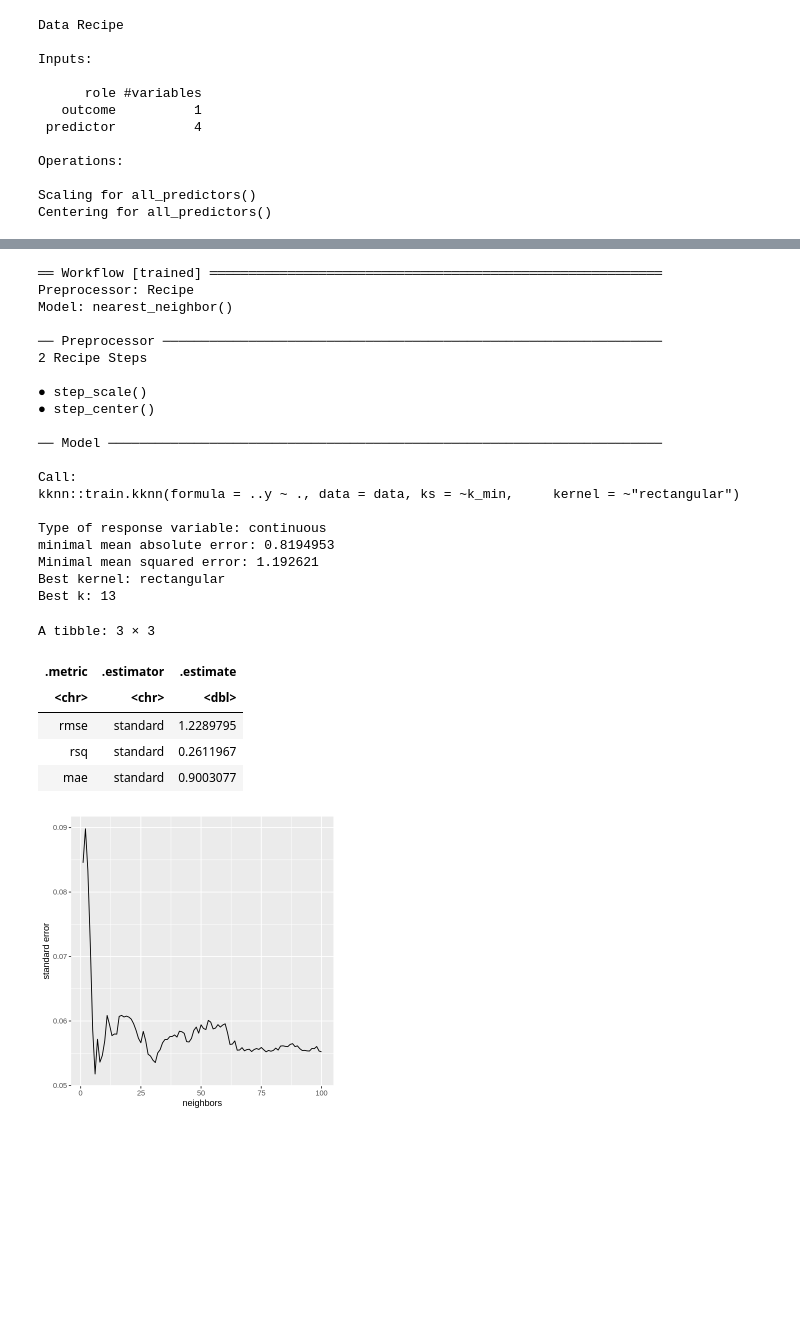
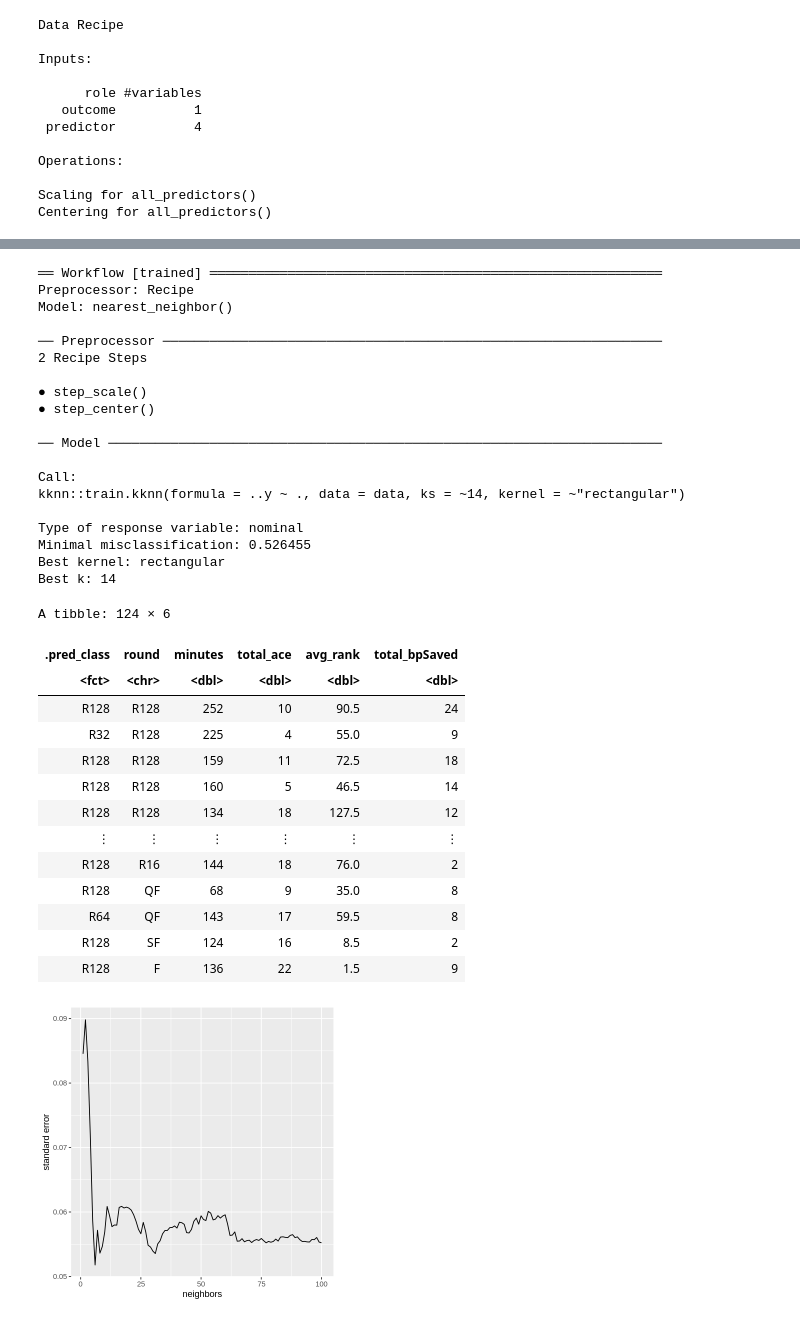
Before and after one commit to brianapavey/Group-Project, a Jupyter notebook: tennis_data_project.ipynb, the cells around one changed output, grey strips where cells are left out. Saved outputs shown, nothing was run; the diff lists cells and outputs as text; code cells hidden in the pictures; blank space fills up the shorter version.

```diff
--- a/tennis_data_project.ipynb
+++ b/tennis_data_project.ipynb
@@ -267,22 +239,13 @@ A tibble: 1 × 7
 # %%
-k_min <- tennis_min %>%
-         pull(neighbors)
+tennis_spec2 <- nearest_neighbor(weight_func = "rectangular", neighbors = 14) %>%
+set_engine("kknn") %>%
+set_mode("classification")
 
-tennis_best_spec <- nearest_neighbor(weight_func = "rectangular", neighbors = k_min) %>%
-         set_engine("kknn") %>%
-         set_mode("regression")
-
-tennis_best_fit <- workflow() %>%
-         add_recipe(tennis_recipe) %>%
-         add_model(tennis_best_spec) %>%
-         fit(data = tennis_comb)
-tennis_best_fit
-
-tennis_summary <- tennis_best_fit %>%
-          predict(tennis_test_comb) %>%
-          bind_cols(tennis_test_comb) %>%
-          metrics(truth = round_n, estimate = .pred)
-tennis_summary
+tennis_fit <- workflow() %>%
+add_recipe(tennis_recipe) %>%
+add_model(tennis_spec2) %>%
+fit(data = tennis_comb)
+tennis_next_fit
 # %% [output]
 ══ Workflow [trained] ══════════════════════════════════════════════════════════
 Preprocessor: Recipe
@@ -297,19 +260,31 @@ Model: nearest_neighbor()
 ── Model ───────────────────────────────────────────────────────────────────────
 
 Call:
-kknn::train.kknn(formula = ..y ~ ., data = data, ks = ~k_min,     kernel = ~"rectangular")
+kknn::train.kknn(formula = ..y ~ ., data = data, ks = ~14, kernel = ~"rectangular")
 
-Type of response variable: continuous
-minimal mean absolute error: 0.8194953
-Minimal mean squared error: 1.192621
+Type of response variable: nominal
+Minimal misclassification: 0.526455
 Best kernel: rectangular
-Best k: 13
+Best k: 14
-A tibble: 3 × 3
-| .metric | .estimator | .estimate |
-| <chr> | <chr> | <dbl> |
-| rmse | standard | 1.2289795 |
-| rsq | standard | 0.2611967 |
-| mae | standard | 0.9003077 |
+# %%
+tennis_predictions <- predict(tennis_fit, tennis_test_comb) %>%
+bind_cols(tennis_test_comb)
+tennis_predictions
+# %% [output]
+A tibble: 124 × 6
+| .pred_class | round | minutes | total_ace | avg_rank | total_bpSaved |
+| <fct> | <chr> | <dbl> | <dbl> | <dbl> | <dbl> |
+| R128 | R128 | 252 | 10 | 90.5 | 24 |
+| R32 | R128 | 225 | 4 | 55.0 | 9 |
+| R128 | R128 | 159 | 11 | 72.5 | 18 |
+| R128 | R128 | 160 | 5 | 46.5 | 14 |
+| R128 | R128 | 134 | 18 | 127.5 | 12 |
+| ⋮ | ⋮ | ⋮ | ⋮ | ⋮ | ⋮ |
+| R128 | R16 | 144 | 18 | 76.0 | 2 |
+| R128 | QF | 68 | 9 | 35.0 | 8 |
+| R64 | QF | 143 | 17 | 59.5 | 8 |
+| R128 | SF | 124 | 16 | 8.5 | 2 |
+| R128 | F | 136 | 22 | 1.5 | 9 |
 # %%
 plot_rmse_std_err<- tennis_results%>%
 filter(.metric=="rmse")%>%
```
Also changed, not shown: parts of 11 cells of this notebook.
